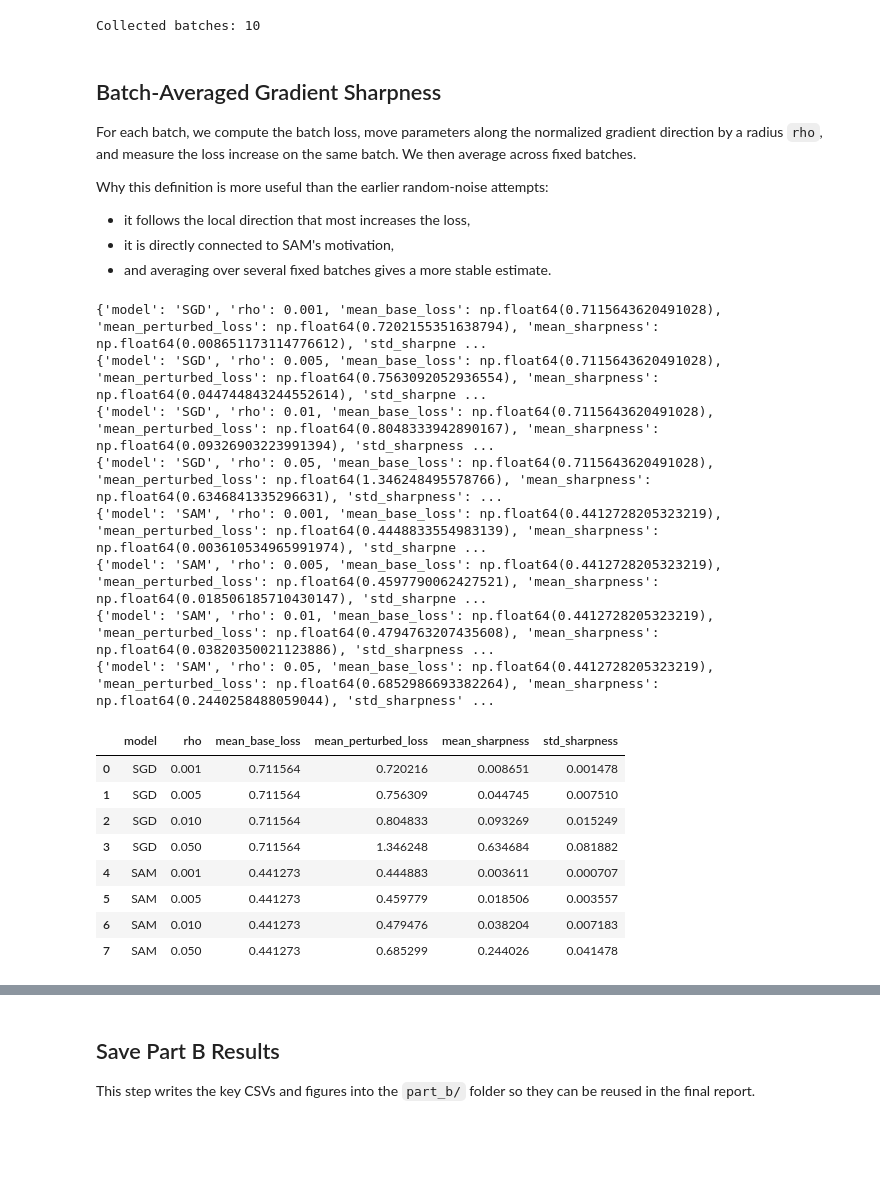
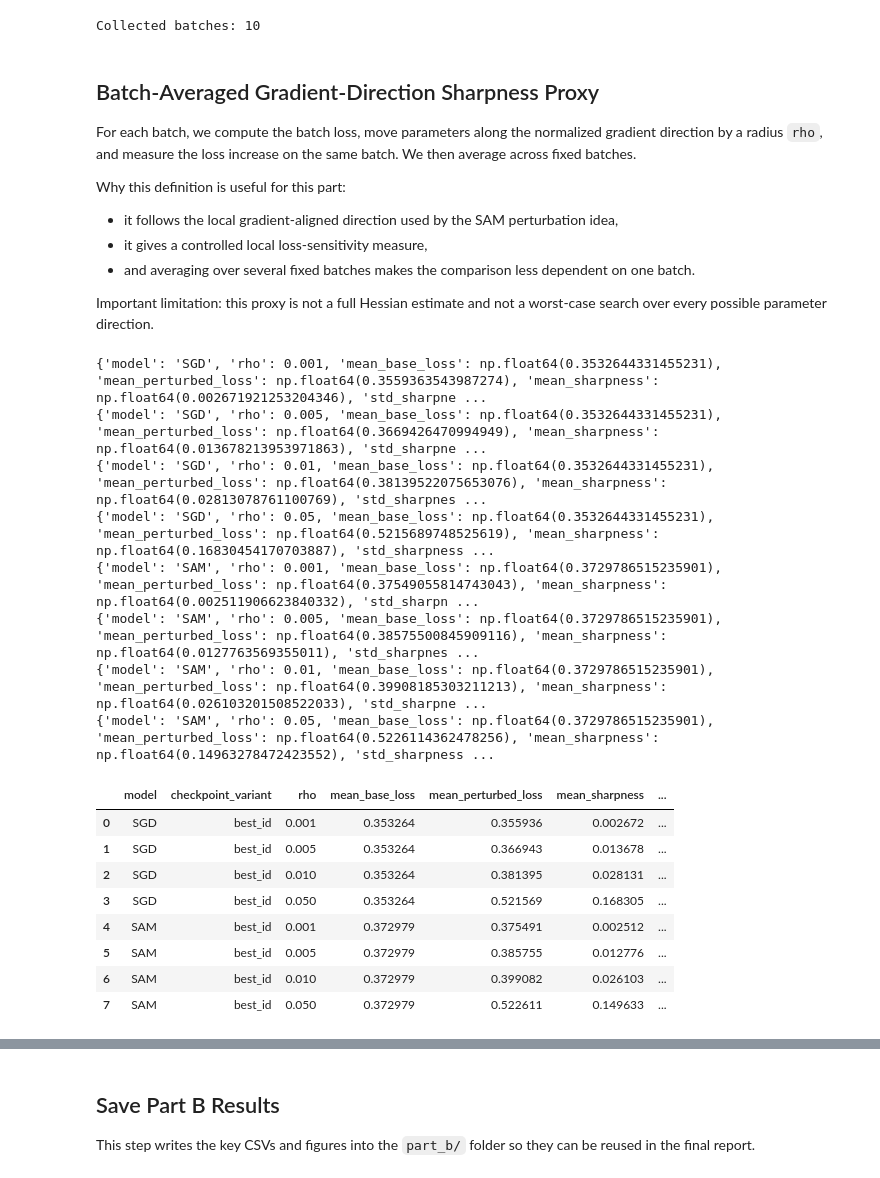
Before and after one commit to 666junyichen/Understanding-SAM-s-Generalization-through-Effective-Dimensionality, a Jupyter notebook: part_b/Part B.ipynb, the cells around one changed output, grey strips where cells are left out. Cells and saved outputs as stored; diff of their text form; code cells hidden in the pictures; blank space fills up the shorter version.

```diff
--- a/part_b/Part B.ipynb
+++ b/part_b/Part B.ipynb
@@ -59,15 +78,26 @@ print("Model name from config:", MODEL_NAME)
 Device: cuda
 Model name from config: resnet18
 # %%
-sgd_ckpt_path = os.path.join(PROJECT_ROOT, "checkpoints", "sgd_resnet18_cifar10.pt")
-sam_ckpt_path = os.path.join(PROJECT_ROOT, "checkpoints", "sam_resnet18_cifar10.pt")
+CHECKPOINT_VARIANT = 'best_id'
+checkpoint_files = {
+    'SGD': f'sgd_resnet18_cifar10_{CHECKPOINT_VARIANT}.pt',
+    'SAM': f'sam_resnet18_cifar10_{CHECKPOINT_VARIANT}.pt',
+}
 
-print("SGD exists:", os.path.exists(sgd_ckpt_path))
-print("SAM exists:", os.path.exists(sam_ckpt_path))
+sgd_ckpt_path = PROJECT_ROOT / 'checkpoints' / checkpoint_files['SGD']
+sam_ckpt_path = PROJECT_ROOT / 'checkpoints' / checkpoint_files['SAM']
+
+print('Checkpoint variant:', CHECKPOINT_VARIANT)
+print('SGD checkpoint:', sgd_ckpt_path)
+print('SAM checkpoint:', sam_ckpt_path)
+
+missing = [path for path in [sgd_ckpt_path, sam_ckpt_path] if not path.exists()]
+if missing:
+    raise FileNotFoundError(f'Missing checkpoint files: {missing}')
 
 sgd_ckpt = torch.load(sgd_ckpt_path, map_location=device)
 sam_ckpt = torch.load(sam_ckpt_path, map_location=device)
 
-print("SGD checkpoint keys:", sgd_ckpt.keys())
-print("SAM checkpoint keys:", sam_ckpt.keys())
+print('SGD checkpoint keys:', sgd_ckpt.keys())
+print('SAM checkpoint keys:', sam_ckpt.keys())
 # %% [output]
@@ -130,15 +161,17 @@ print("Collected batches:", len(analysis_batches))
 # %% [output]
 Collected batches: 10
 # %% [markdown]
-## Batch-Averaged Gradient Sharpness
+## Batch-Averaged Gradient-Direction Sharpness Proxy
 
 For each batch, we compute the batch loss, move parameters along the normalized gradient direction by a radius `rho`, and measure the loss increase on the same batch. We then average across fixed batches.
 
-Why this definition is more useful than the earlier random-noise attempts:
+Why this definition is useful for this part:
 
-- it follows the local direction that most increases the loss,
-- it is directly connected to SAM's motivation,
-- and averaging over several fixed batches gives a more stable estimate.
+- it follows the local gradient-aligned direction used by the SAM perturbation idea,
+- it gives a controlled local loss-sensitivity measure,
+- and averaging over several fixed batches makes the comparison less dependent on one batch.
+
+Important limitation: this proxy is not a full Hessian estimate and not a worst-case search over every possible parameter direction.
 # %%
 def get_batch_loss(model, batch, criterion, device):
     model.eval()
@@ -214,35 +247,39 @@ def run_dataset_sharpness_sweep(model, model_name, batches, criterion, device, r
 # %%
 rhos = [0.001, 0.005, 0.01, 0.05]
 
 sgd_grad_df, sgd_per_batch_df = run_dataset_sharpness_sweep(
-    sgd_model, "SGD", analysis_batches, criterion, device, rhos
+    sgd_model, 'SGD', analysis_batches, criterion, device, rhos
 )
 sam_grad_df, sam_per_batch_df = run_dataset_sharpness_sweep(
-    sam_model, "SAM", analysis_batches, criterion, device, rhos
+    sam_model, 'SAM', analysis_batches, criterion, device, rhos
 )
 
 grad_df = pd.concat([sgd_grad_df, sam_grad_df], ignore_index=True)
 per_batch_df = pd.concat([sgd_per_batch_df, sam_per_batch_df], ignore_index=True)
 
+for df in [grad_df, per_batch_df]:
+    if 'checkpoint_variant' not in df.columns:
+        df.insert(1, 'checkpoint_variant', CHECKPOINT_VARIANT)
+
 grad_df
 # %% [output]
-{'model': 'SGD', 'rho': 0.001, 'mean_base_loss': np.float64(0.7115643620491028), 'mean_perturbed_loss': np.float64(0.7202155351638794), 'mean_sharpness': np.float64(0.008651173114776612), 'std_sharpne ...
-{'model': 'SGD', 'rho': 0.005, 'mean_base_loss': np.float64(0.7115643620491028), 'mean_perturbed_loss': np.float64(0.7563092052936554), 'mean_sharpness': np.float64(0.044744843244552614), 'std_sharpne ...
-{'model': 'SGD', 'rho': 0.01, 'mean_base_loss': np.float64(0.7115643620491028), 'mean_perturbed_loss': np.float64(0.8048333942890167), 'mean_sharpness': np.float64(0.09326903223991394), 'std_sharpness ...
-{'model': 'SGD', 'rho': 0.05, 'mean_base_loss': np.float64(0.7115643620491028), 'mean_perturbed_loss': np.float64(1.346248495578766), 'mean_sharpness': np.float64(0.6346841335296631), 'std_sharpness': ...
-{'model': 'SAM', 'rho': 0.001, 'mean_base_loss': np.float64(0.4412728205323219), 'mean_perturbed_loss': np.float64(0.4448833554983139), 'mean_sharpness': np.float64(0.003610534965991974), 'std_sharpne ...
-{'model': 'SAM', 'rho': 0.005, 'mean_base_loss': np.float64(0.4412728205323219), 'mean_perturbed_loss': np.float64(0.4597790062427521), 'mean_sharpness': np.float64(0.018506185710430147), 'std_sharpne ...
-{'model': 'SAM', 'rho': 0.01, 'mean_base_loss': np.float64(0.4412728205323219), 'mean_perturbed_loss': np.float64(0.4794763207435608), 'mean_sharpness': np.float64(0.03820350021123886), 'std_sharpness ...
-{'model': 'SAM', 'rho': 0.05, 'mean_base_loss': np.float64(0.4412728205323219), 'mean_perturbed_loss': np.float64(0.6852986693382264), 'mean_sharpness': np.float64(0.2440258488059044), 'std_sharpness' ...
+{'model': 'SGD', 'rho': 0.001, 'mean_base_loss': np.float64(0.3532644331455231), 'mean_perturbed_loss': np.float64(0.3559363543987274), 'mean_sharpness': np.float64(0.002671921253204346), 'std_sharpne ...
+{'model': 'SGD', 'rho': 0.005, 'mean_base_loss': np.float64(0.3532644331455231), 'mean_perturbed_loss': np.float64(0.3669426470994949), 'mean_sharpness': np.float64(0.013678213953971863), 'std_sharpne ...
+{'model': 'SGD', 'rho': 0.01, 'mean_base_loss': np.float64(0.3532644331455231), 'mean_perturbed_loss': np.float64(0.38139522075653076), 'mean_sharpness': np.float64(0.02813078761100769), 'std_sharpnes ...
+{'model': 'SGD', 'rho': 0.05, 'mean_base_loss': np.float64(0.3532644331455231), 'mean_perturbed_loss': np.float64(0.5215689748525619), 'mean_sharpness': np.float64(0.16830454170703887), 'std_sharpness ...
+{'model': 'SAM', 'rho': 0.001, 'mean_base_loss': np.float64(0.3729786515235901), 'mean_perturbed_loss': np.float64(0.37549055814743043), 'mean_sharpness': np.float64(0.002511906623840332), 'std_sharpn ...
+{'model': 'SAM', 'rho': 0.005, 'mean_base_loss': np.float64(0.3729786515235901), 'mean_perturbed_loss': np.float64(0.38575500845909116), 'mean_sharpness': np.float64(0.0127763569355011), 'std_sharpnes ...
+{'model': 'SAM', 'rho': 0.01, 'mean_base_loss': np.float64(0.3729786515235901), 'mean_perturbed_loss': np.float64(0.39908185303211213), 'mean_sharpness': np.float64(0.026103201508522033), 'std_sharpne ...
+{'model': 'SAM', 'rho': 0.05, 'mean_base_loss': np.float64(0.3729786515235901), 'mean_perturbed_loss': np.float64(0.5226114362478256), 'mean_sharpness': np.float64(0.14963278472423552), 'std_sharpness ...
-|  | model | rho | mean_base_loss | mean_perturbed_loss | mean_sharpness | std_sharpness |
-| 0 | SGD | 0.001 | 0.711564 | 0.720216 | 0.008651 | 0.001478 |
-| 1 | SGD | 0.005 | 0.711564 | 0.756309 | 0.044745 | 0.007510 |
-| 2 | SGD | 0.010 | 0.711564 | 0.804833 | 0.093269 | 0.015249 |
-| 3 | SGD | 0.050 | 0.711564 | 1.346248 | 0.634684 | 0.081882 |
-| 4 | SAM | 0.001 | 0.441273 | 0.444883 | 0.003611 | 0.000707 |
-| 5 | SAM | 0.005 | 0.441273 | 0.459779 | 0.018506 | 0.003557 |
-| 6 | SAM | 0.010 | 0.441273 | 0.479476 | 0.038204 | 0.007183 |
-| 7 | SAM | 0.050 | 0.441273 | 0.685299 | 0.244026 | 0.041478 |
+|  | model | checkpoint_variant | rho | mean_base_loss | mean_perturbed_loss | mean_sharpness | ... |
+| 0 | SGD | best_id | 0.001 | 0.353264 | 0.355936 | 0.002672 | ... |
+| 1 | SGD | best_id | 0.005 | 0.353264 | 0.366943 | 0.013678 | ... |
+| 2 | SGD | best_id | 0.010 | 0.353264 | 0.381395 | 0.028131 | ... |
+| 3 | SGD | best_id | 0.050 | 0.353264 | 0.521569 | 0.168305 | ... |
+| 4 | SAM | best_id | 0.001 | 0.372979 | 0.375491 | 0.002512 | ... |
+| 5 | SAM | best_id | 0.005 | 0.372979 | 0.385755 | 0.012776 | ... |
+| 6 | SAM | best_id | 0.010 | 0.372979 | 0.399082 | 0.026103 | ... |
+| 7 | SAM | best_id | 0.050 | 0.372979 | 0.522611 | 0.149633 | ... |
 # %% [markdown]
 ### Interpretation Guide for `grad_df`
 
```
Also changed, not shown: parts of 18 cells of this notebook, 16 other files.
